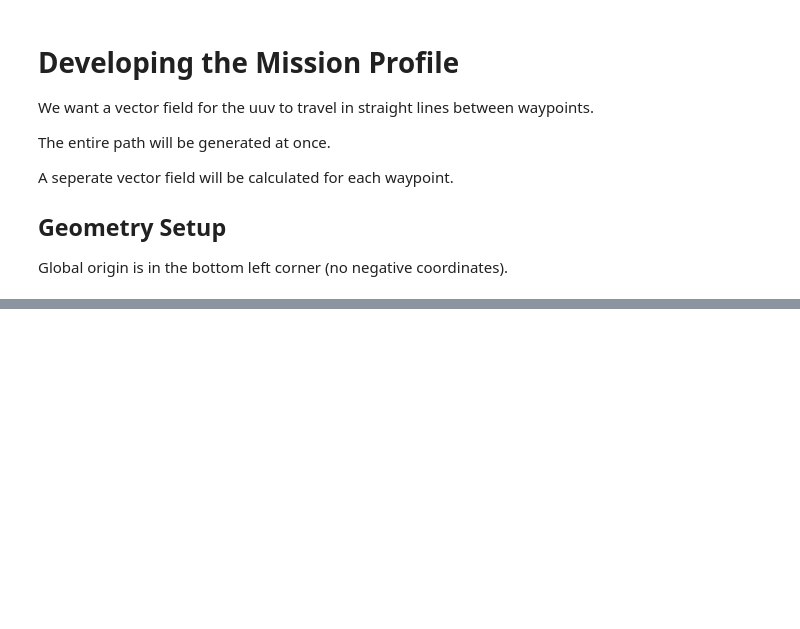
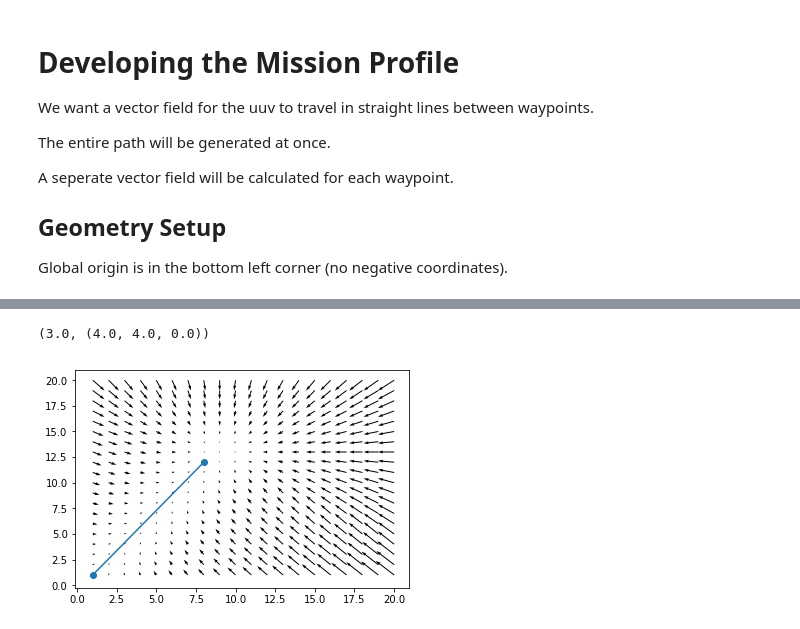
Before and after one commit to paulopperman/cuuv, a Jupyter notebook: Mission Profile.ipynb, the cells around one changed output, grey strips where cells are left out. Cells and saved outputs as stored; diff of their text form; code cells hidden in the pictures; blank space fills up the shorter version.

Commit message:
create nav vector field

```diff
--- a/Mission Profile.ipynb
+++ b/Mission Profile.ipynb
@@ -154,8 +99,8 @@ Global origin is in the bottom left corner (no negative coordinates).
 # define the world grid
 x_spacing = 1
 y_spacing = 1
-max_x = 10
-max_y = 10
+max_x = 20
+max_y = 20
 
 world_x = np.linspace(1,max_x,max_x*x_spacing)
 world_y = np.linspace(1,max_y,max_y*y_spacing)
@@ -176,0 +140,41 @@ path_dy = end_point[1] - start_point[1]
+# %%
+# test basic pathfinding
+start_point = (1,1,0)
+end_point = (8,12,0)
+
+world_z=[0]
+z_crd=0
+
+x_vec_array = []
+y_vec_array = []
+
+for y_crd in world_y:
+    x_vecs = []
+    y_vecs = []
+    for x_crd in world_x:
+        mod_x, mod_y, mod_z = vector((x_crd,y_crd,z_crd),end_point)
+        dist, point = pnt2line((x_crd, y_crd, z_crd), start_point, end_point)
+        my_dx = point[0] - x_crd
+        my_dy = point[1] - y_crd
+        x_vecs.append(my_dx)
+        y_vecs.append(my_dy)
+    x_vec_array.append(x_vecs)
+    y_vec_array.append(y_vecs)
+# %%
+mission_dx = np.ones(world_X.shape)
+mission_dy = np.ones(world_Y.shape)
+
+behavior_dx = mission_dx + x_vec_array
+behavior_dy = mission_dy + y_vec_array
+# %%
+pnt2line((4,7,0),(1,4,0),(5,4,0))
+# %% [output]
+(3.0, (4.0, 4.0, 0.0))
+# %%
+fig, ax = plt.subplots()
+ax.quiver(world_X, world_Y, behavior_dx, behavior_dy)
+ax.scatter([start_point[0], end_point[0]],[start_point[1],end_point[1]])
+ax.plot([start_point[0], end_point[0]],[start_point[1],end_point[1]])
+plt.show()
+# %% [output]
+[figure, added]
```
Also changed, not shown: parts of 12 cells of this notebook.
